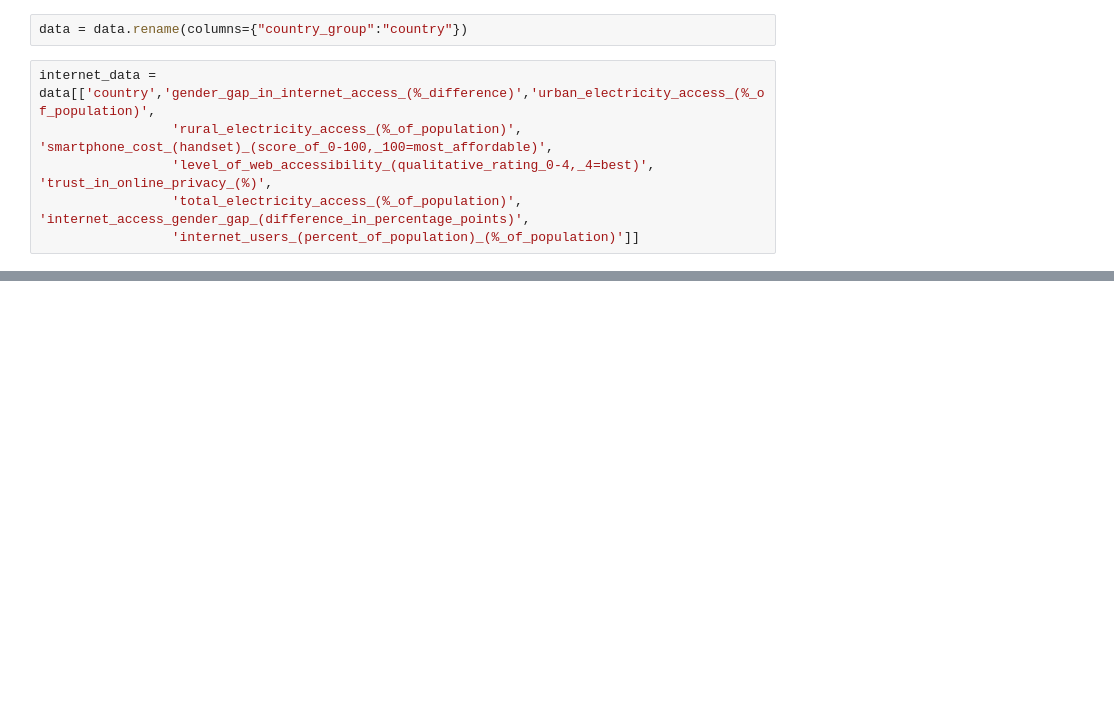
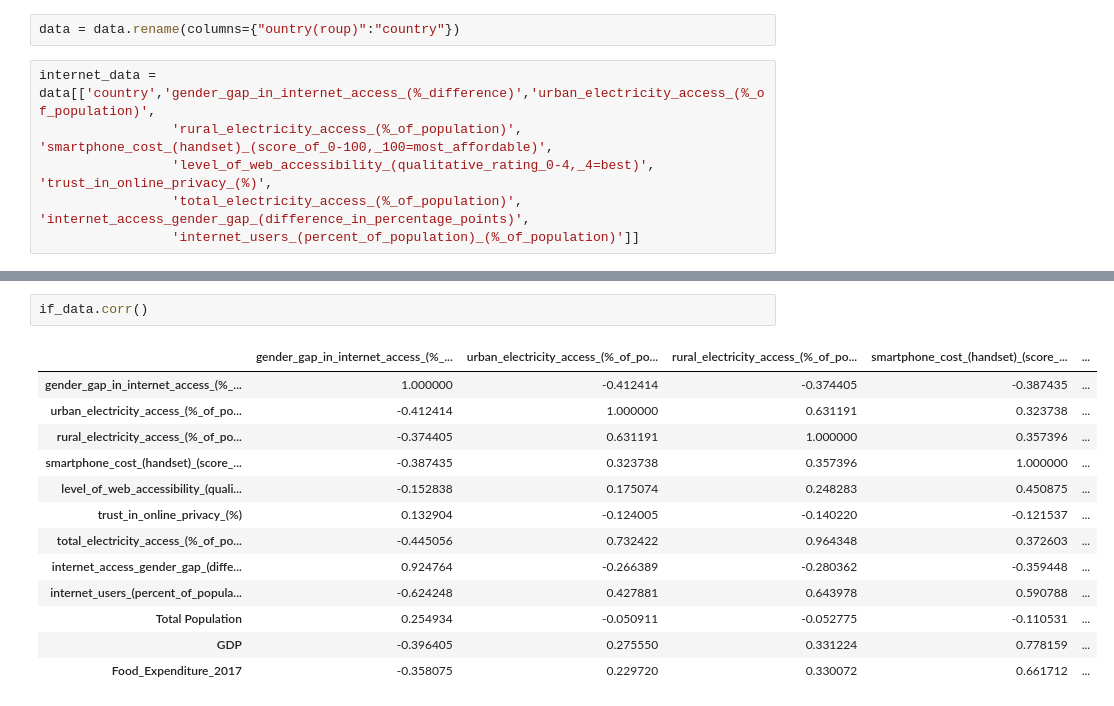
Before and after one commit to tklausner/info2950-project, a Jupyter notebook: INFO2950_Project.ipynb, the cells around one changed output, grey strips where cells are left out. Cells and saved outputs as stored; diff of their text form; blank space fills up the shorter version.

```diff
--- a/INFO2950_Project.ipynb
+++ b/INFO2950_Project.ipynb
@@ -139,7 +120,7 @@ data.head()
 - **Name: BG17) Internet access gender gap / Difference in percentage points, dtype: float64**
 - **Name: BG19) Internet users (percent of population) / % of population, dtype: float64**
 # %%
-data = data.rename(columns={"country_group":"country"})
+data = data.rename(columns={"ountry(roup)":"country"})
 # %%
 internet_data = data[['country','gender_gap_in_internet_access_(%_difference)','urban_electricity_access_(%_of_population)',
                  'rural_electricity_access_(%_of_population)', 'smartphone_cost_(handset)_(score_of_0-100,_100=most_affordable)',
@@ -157,0 +165,16 @@ internet_data.head()
+# %%
+if_data.corr()
+# %% [output]
+|  | gender_gap_in_internet_access_(%_... | urban_electricity_access_(%_of_po... | rural_electricity_access_(%_of_po... | smartphone_cost_(handset)_(score_... | ... |
+| gender_gap_in_internet_access_(%_... | 1.000000 | -0.412414 | -0.374405 | -0.387435 | ... |
+| urban_electricity_access_(%_of_po... | -0.412414 | 1.000000 | 0.631191 | 0.323738 | ... |
+| rural_electricity_access_(%_of_po... | -0.374405 | 0.631191 | 1.000000 | 0.357396 | ... |
+| smartphone_cost_(handset)_(score_... | -0.387435 | 0.323738 | 0.357396 | 1.000000 | ... |
+| level_of_web_accessibility_(quali... | -0.152838 | 0.175074 | 0.248283 | 0.450875 | ... |
+| trust_in_online_privacy_(%) | 0.132904 | -0.124005 | -0.140220 | -0.121537 | ... |
+| total_electricity_access_(%_of_po... | -0.445056 | 0.732422 | 0.964348 | 0.372603 | ... |
+| internet_access_gender_gap_(diffe... | 0.924764 | -0.266389 | -0.280362 | -0.359448 | ... |
+| internet_users_(percent_of_popula... | -0.624248 | 0.427881 | 0.643978 | 0.590788 | ... |
+| Total Population | 0.254934 | -0.050911 | -0.052775 | -0.110531 | ... |
+| GDP | -0.396405 | 0.275550 | 0.331224 | 0.778159 | ... |
+| Food_Expenditure_2017 | -0.358075 | 0.229720 | 0.330072 | 0.661712 | ... |
```
Also changed, not shown: parts of 13 cells of this notebook.
